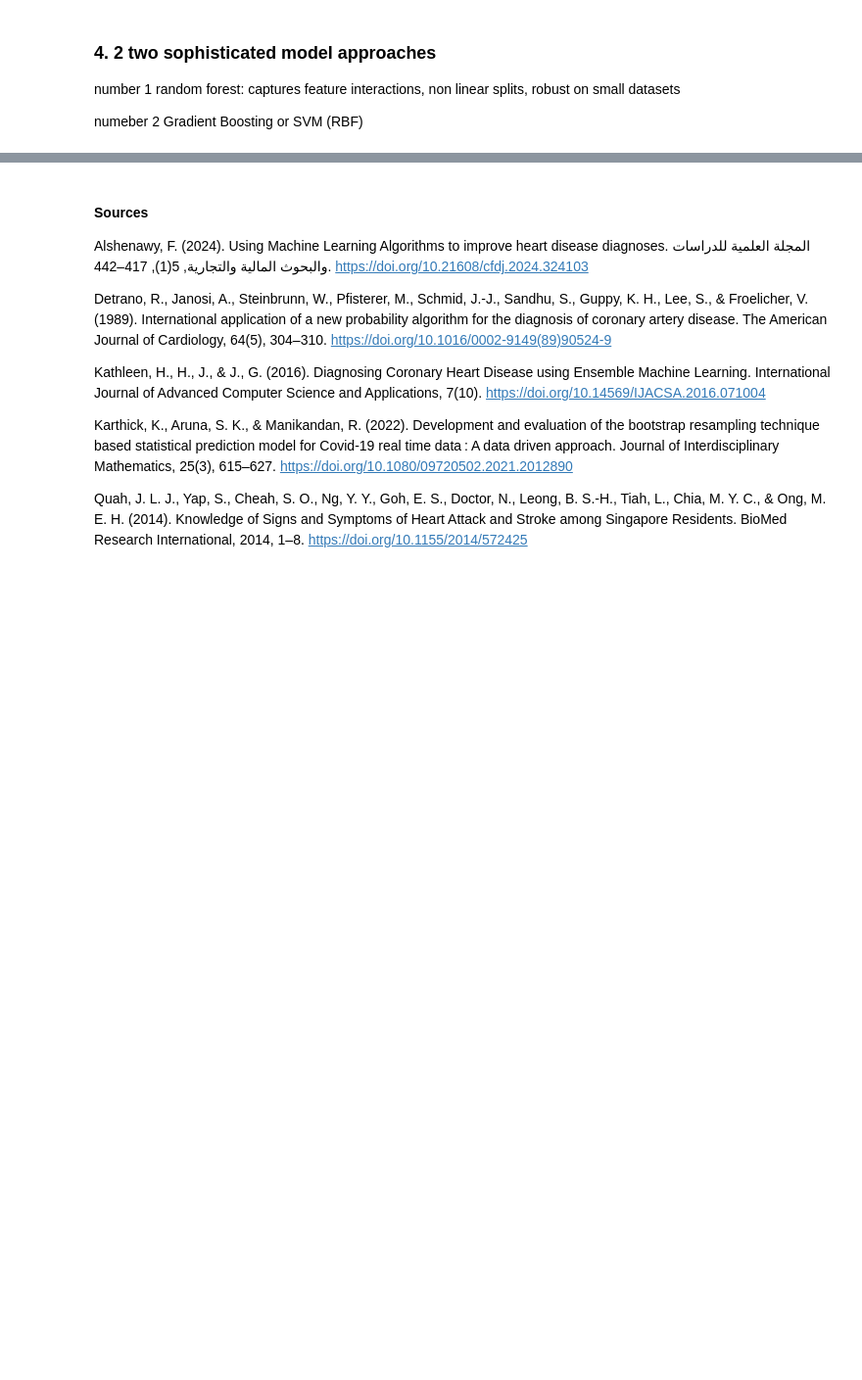
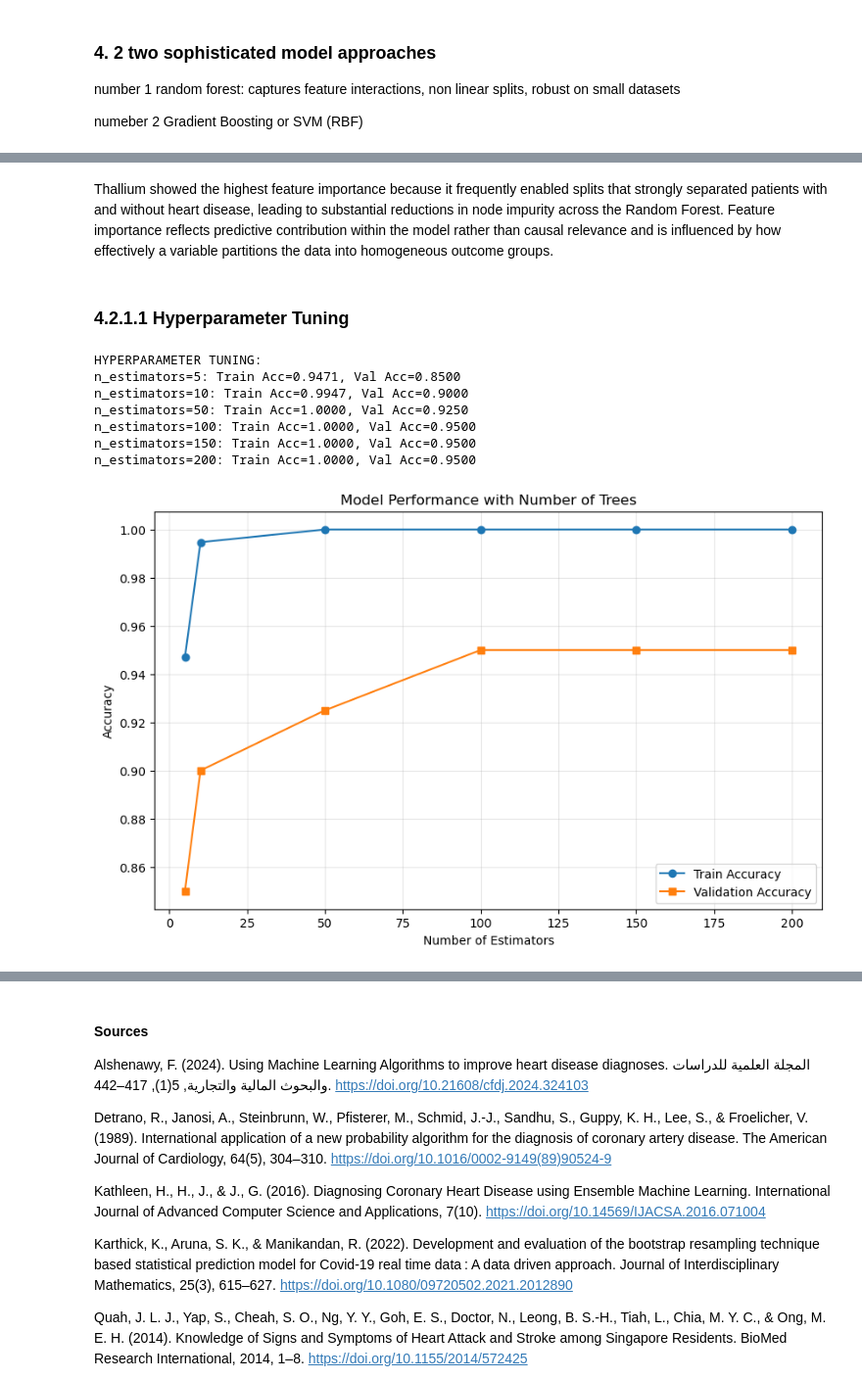
Before and after one commit to micheleishere/CO2, a Jupyter notebook: Project_CO2_main.ipynb, the cells around one changed output, grey strips where cells are left out. Shown at 98% size. Cells and saved outputs as stored; diff of their text form; code cells hidden in the pictures; blank space fills up the shorter version.

```diff
--- a/Project_CO2_main.ipynb
+++ b/Project_CO2_main.ipynb
@@ -381,0 +490,48 @@ numeber 2 Gradient Boosting or SVM (RBF)
+# %% [markdown]
+Thallium showed the highest feature importance because it frequently enabled splits that strongly separated patients with and without heart disease, leading to substantial reductions in node impurity across the Random Forest. Feature importance reflects predictive contribution within the model rather than causal relevance and is influenced by how effectively a variable partitions the data into homogeneous outcome groups.
+# %% [markdown]
+### 4.2.1.1 Hyperparameter Tuning
+# %%
+print("HYPERPARAMETER TUNING:")
+
+# Test different numbers of estimators
+n_estimators_range = [5, 10, 50, 100, 150, 200]
+results = []
+
+for n in n_estimators_range:
+    clf_temp = RandomForestClassifier(n_estimators=n, random_state=42)
+    clf_temp.fit(train_X, train_y)
+
+    train_acc = accuracy_score(train_y, clf_temp.predict(train_X))
+    val_acc = accuracy_score(validation_y, clf_temp.predict(validation_X))
+
+    results.append({
+        'n_estimators': n,
+        'train_accuracy': train_acc,
+        'validation_accuracy': val_acc
+    })
+    print(f"n_estimators={n}: Train Acc={train_acc:.4f}, Val Acc={val_acc:.4f}")
+
+results_df = pd.DataFrame(results)
+
+# Plot results
+plt.figure(figsize=(10, 6))
+plt.plot(results_df['n_estimators'], results_df['train_accuracy'],
+         marker='o', label='Train Accuracy')
+plt.plot(results_df['n_estimators'], results_df['validation_accuracy'],
+         marker='s', label='Validation Accuracy')
+plt.xlabel('Number of Estimators')
+plt.ylabel('Accuracy')
+plt.title('Model Performance with Number of Trees')
+plt.legend()
+plt.grid(True, alpha=0.3)
+plt.show()
+# %% [output]
+HYPERPARAMETER TUNING:
+n_estimators=5: Train Acc=0.9471, Val Acc=0.8500
+n_estimators=10: Train Acc=0.9947, Val Acc=0.9000
+n_estimators=50: Train Acc=1.0000, Val Acc=0.9250
+n_estimators=100: Train Acc=1.0000, Val Acc=0.9500
+n_estimators=150: Train Acc=1.0000, Val Acc=0.9500
+n_estimators=200: Train Acc=1.0000, Val Acc=0.9500
+[figure, added]
```
Also changed, not shown: parts of 21 cells of this notebook.
